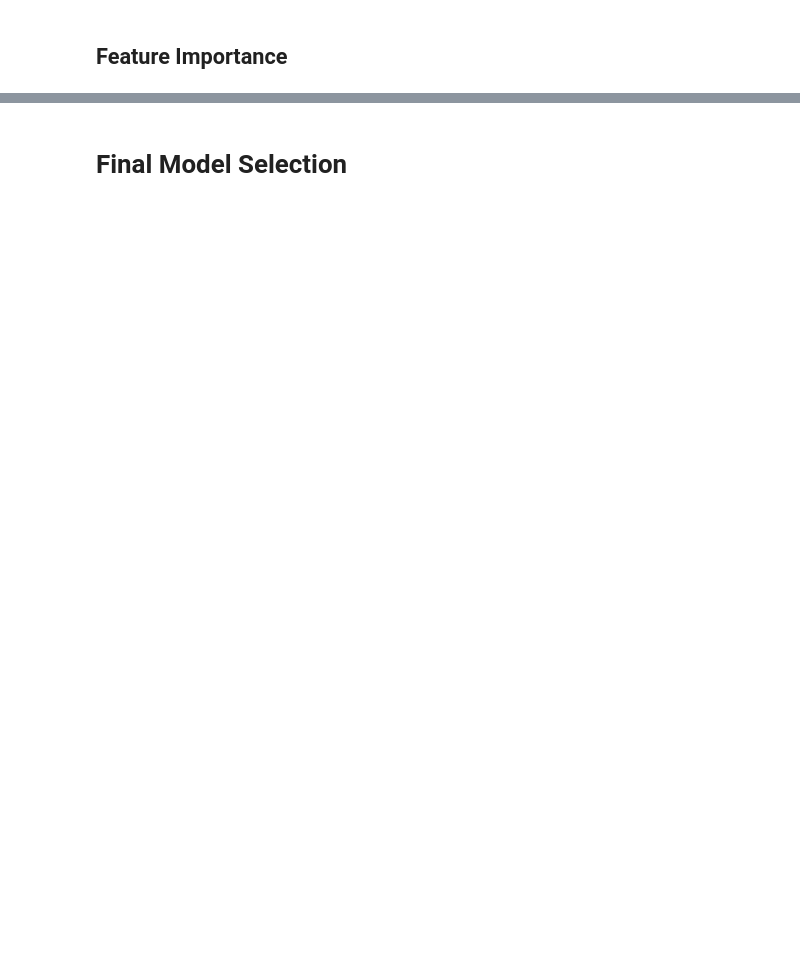
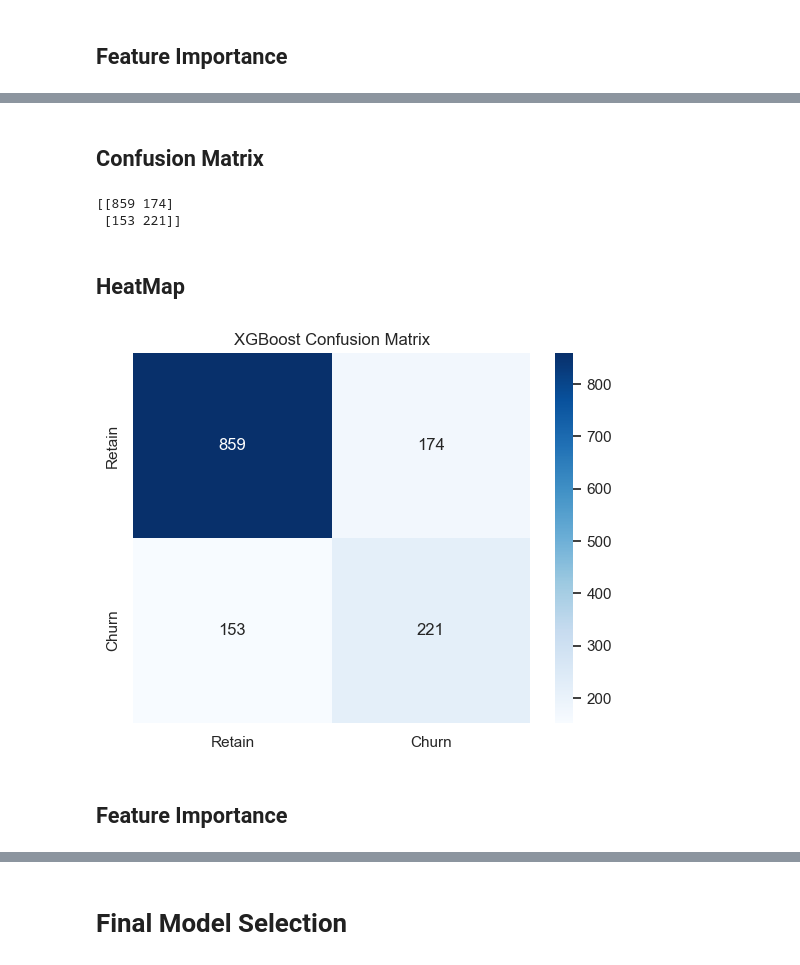
Before and after one commit to GranBan/granthbangard_ds_portfolio, a Jupyter notebook: Customer Churn and Retention Intelligence/Customer Churn & Retention.ipynb, the cells around one changed output, grey strips where cells are left out. Drawn from its saved outputs; the diff is of its cells as text; code cells hidden in the pictures; blank space fills up the shorter version.

```diff
--- a/Customer Churn and Retention Intelligence/Customer Churn & Retention.ipynb
+++ b/Customer Churn and Retention Intelligence/Customer Churn & Retention.ipynb
@@ -420,0 +449,14 @@ feature_importance
+# %%
+from xgboost import XGBClassifier
+
+scale_pos_weight = (y_train == 0).sum() / (y_train == 1).sum()
+
+xgb = XGBClassifier(
+    n_estimators=300,
+    random_state=856,
+    scale_pos_weight=scale_pos_weight,
+    eval_metric="logloss",
+    n_jobs=-1
+)
+xgb.fit(X_train, y_train)
+print("Model trained")
@@ -420,0 +467,3 @@ feature_importance
+# %%
+xgb_pred = xgb.predict(X_test)
+xgb_prob = xgb.predict_proba(X_test)[:, 1]
@@ -420,0 +490,18 @@ feature_importance
+# %% [markdown]
+## Confusion Matrix
+# %%
+xgb_cm = confusion_matrix(y_test, xgb_pred)
+print(xgb_cm)
+# %% [output]
+[[859 174]
+ [153 221]]
+# %% [markdown]
+## HeatMap
+# %%
+sbn.heatmap(xgb_cm, annot = True, fmt = "d", cmap = "Blues", xticklabels = ["Retain", "Churn"], yticklabels = ["Retain", "Churn"])
+plt.title("XGBoost Confusion Matrix")
+plt.show()
+# %% [output]
+[figure, added]
+# %% [markdown]
+## Feature Importance
```
Also changed, not shown: parts of 115 cells of this notebook.
